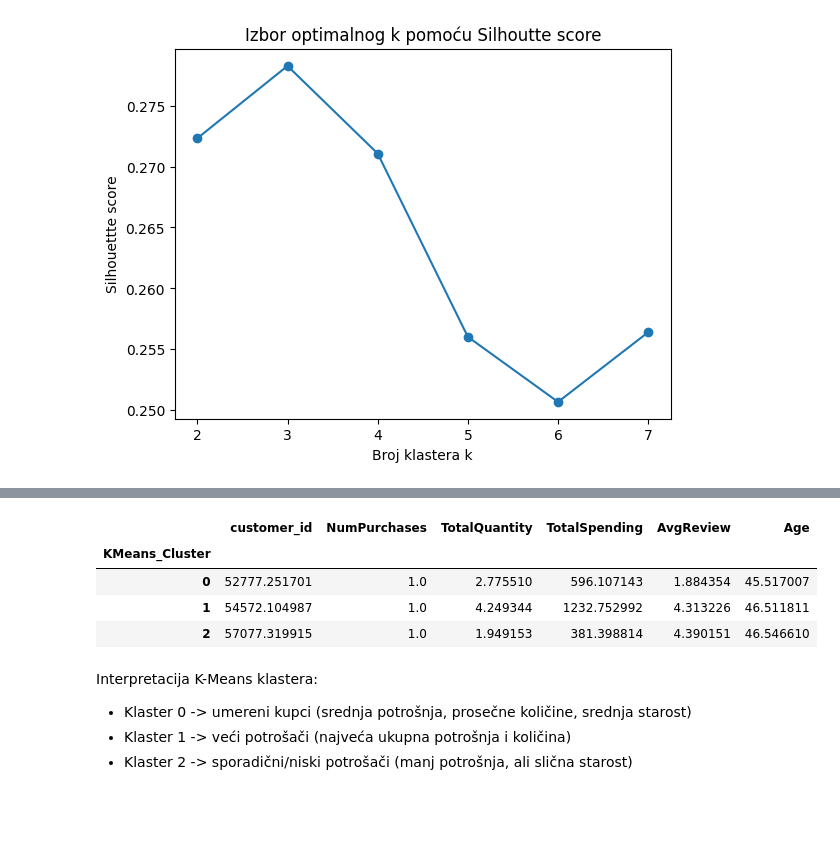
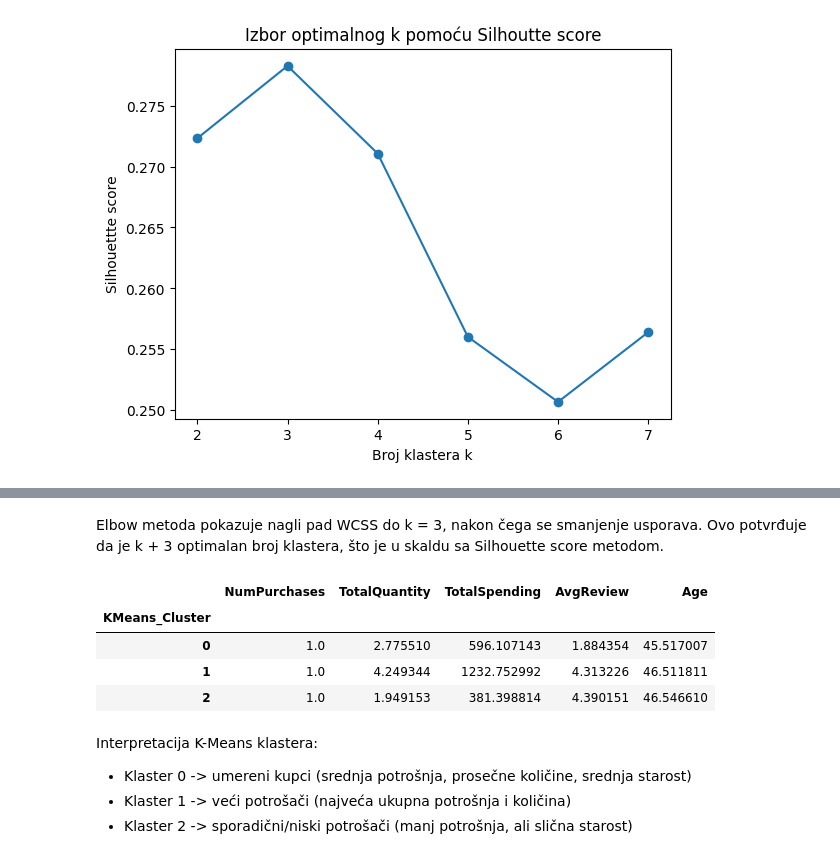
Before and after one commit to MarijaVidovic/MasinkoUcenjeDrugiProjekt, a Jupyter notebook: Online Retail & E-Commerce Dataset.ipynb, the cells around one changed output, grey strips where cells are left out. Cells and saved outputs as stored; diff of their text form; code cells hidden in the pictures; blank space fills up the shorter version.

```diff
--- a/Online Retail & E-Commerce Dataset.ipynb
+++ b/Online Retail & E-Commerce Dataset.ipynb
@@ -341,11 +422,19 @@ Silhoette score je izračunat za k od 2 do 7. Najviša vrednost za k = 3, pa je
+# %% [markdown]
+Elbow metoda pokazuje nagli pad WCSS do k = 3, nakon čega se smanjenje usporava. Ovo potvrđuje da je k + 3 optimalan broj klastera, što je u skaldu sa Silhouette score metodom.
 # %%
-customer_data.groupby("KMeans_Cluster").mean()
+customer_data.groupby("KMeans_Cluster")[[
+    "NumPurchases",
+    "TotalQuantity",
+    "TotalSpending",
+    "AvgReview",
+    "Age"
+]].mean()
 # %% [output]
-|  | customer_id | NumPurchases | TotalQuantity | TotalSpending | AvgReview | Age |
-| KMeans_Cluster |  |  |  |  |  |  |
-| 0 | 52777.251701 | 1.0 | 2.775510 | 596.107143 | 1.884354 | 45.517007 |
-| 1 | 54572.104987 | 1.0 | 4.249344 | 1232.752992 | 4.313226 | 46.511811 |
-| 2 | 57077.319915 | 1.0 | 1.949153 | 381.398814 | 4.390151 | 46.546610 |
+|  | NumPurchases | TotalQuantity | TotalSpending | AvgReview | Age |
+| KMeans_Cluster |  |  |  |  |  |
+| 0 | 1.0 | 2.775510 | 596.107143 | 1.884354 | 45.517007 |
+| 1 | 1.0 | 4.249344 | 1232.752992 | 4.313226 | 46.511811 |
+| 2 | 1.0 | 1.949153 | 381.398814 | 4.390151 | 46.546610 |
 # %% [markdown]
 Interpretacija K-Means klastera:
 - Klaster 0 -> umereni kupci (srednja potrošnja, prosečne količine, srednja starost)
```
Also changed, not shown: parts of 39 cells of this notebook.
